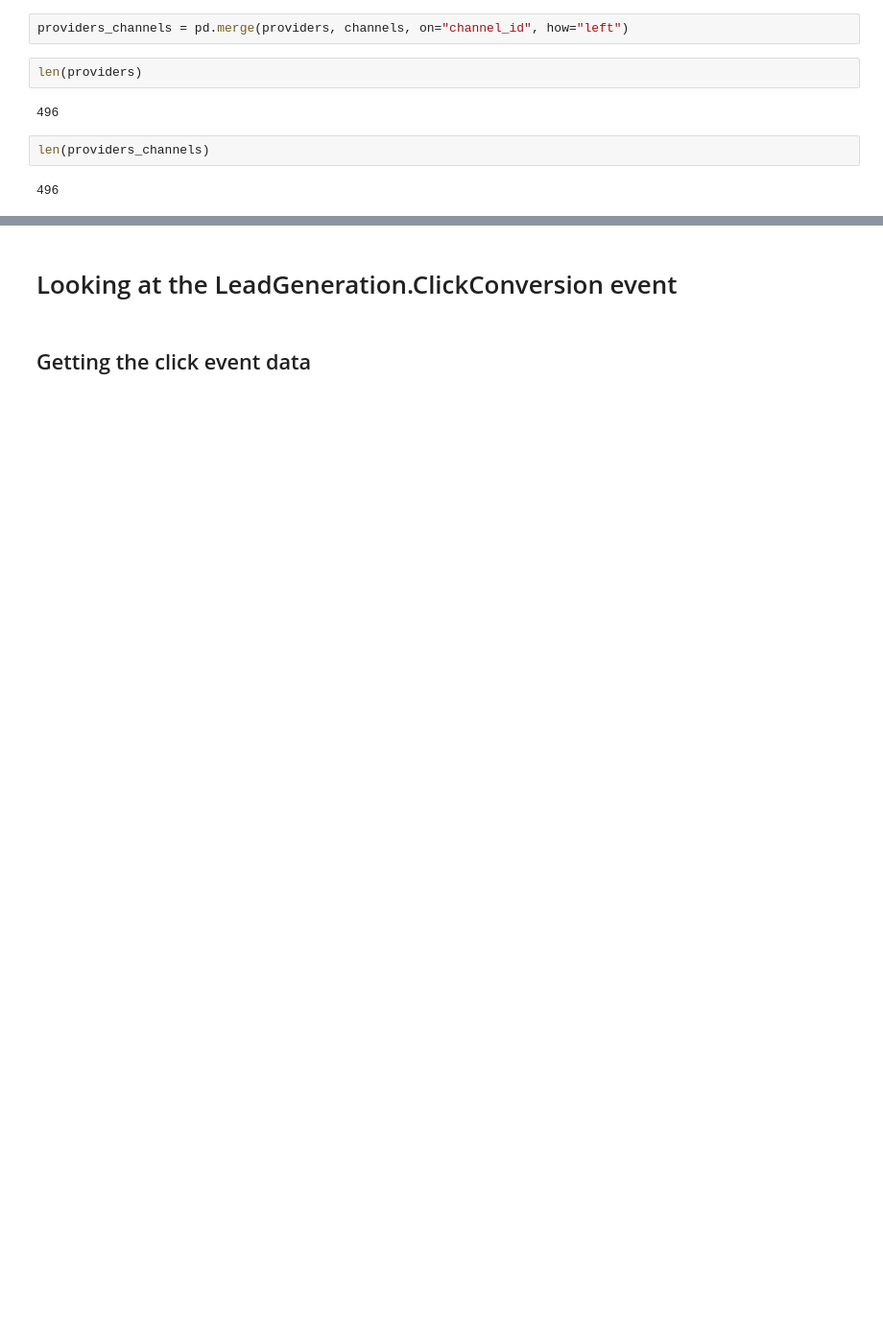
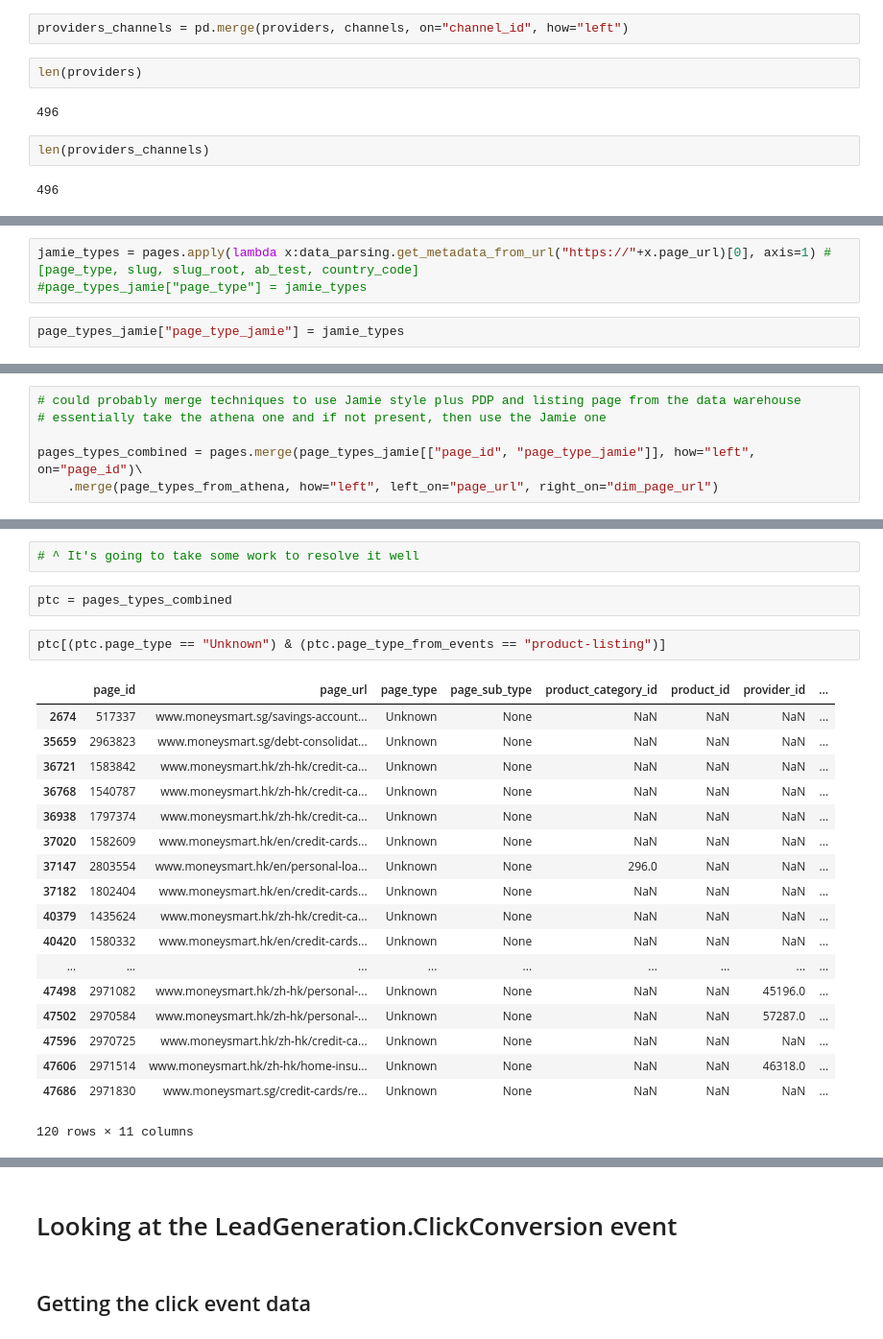
Before and after one commit to moneysmartco/blog-jupyter-notebooks, a Jupyter notebook: apply_click_analyis.ipynb, the cells around one changed output, grey strips where cells are left out. Shown at 96% size. Cells and saved outputs as stored; diff of their text form; blank space fills up the shorter version.

Commit message:
Created improved page types in data_parsing.py and then also mixing with real data in apply_click_analysis

```diff
--- a/apply_click_analyis.ipynb
+++ b/apply_click_analyis.ipynb
@@ -95,0 +618,5 @@ len(providers_channels)
+# %%
+jamie_types = pages.apply(lambda x:data_parsing.get_metadata_from_url("https://"+x.page_url)[0], axis=1) #[page_type, slug, slug_root, ab_test, country_code]
+#page_types_jamie["page_type"] = jamie_types
+# %%
+page_types_jamie["page_type_jamie"] = jamie_types
@@ -95,0 +652,6 @@ len(providers_channels)
+# %%
+# could probably merge techniques to use Jamie style plus PDP and listing page from the data warehouse
+# essentially take the athena one and if not present, then use the Jamie one
+
+pages_types_combined = pages.merge(page_types_jamie[["page_id", "page_type_jamie"]], how="left", on="page_id")\
+    .merge(page_types_from_athena, how="left", left_on="page_url", right_on="dim_page_url")
@@ -95,0 +691,25 @@ len(providers_channels)
+# %%
+# ^ It's going to take some work to resolve it well
+# %%
+ptc = pages_types_combined
+# %%
+ptc[(ptc.page_type == "Unknown") & (ptc.page_type_from_events == "product-listing")]
+# %% [output]
+|  | page_id | page_url | page_type | page_sub_type | product_category_id | product_id | provider_id | ... |
+| 2674 | 517337 | www.moneysmart.sg/savings-account... | Unknown | None | NaN | NaN | NaN | ... |
+| 35659 | 2963823 | www.moneysmart.sg/debt-consolidat... | Unknown | None | NaN | NaN | NaN | ... |
+| 36721 | 1583842 | www.moneysmart.hk/zh-hk/credit-ca... | Unknown | None | NaN | NaN | NaN | ... |
+| 36768 | 1540787 | www.moneysmart.hk/zh-hk/credit-ca... | Unknown | None | NaN | NaN | NaN | ... |
+| 36938 | 1797374 | www.moneysmart.hk/zh-hk/credit-ca... | Unknown | None | NaN | NaN | NaN | ... |
+| 37020 | 1582609 | www.moneysmart.hk/en/credit-cards... | Unknown | None | NaN | NaN | NaN | ... |
+| 37147 | 2803554 | www.moneysmart.hk/en/personal-loa... | Unknown | None | 296.0 | NaN | NaN | ... |
+| 37182 | 1802404 | www.moneysmart.hk/en/credit-cards... | Unknown | None | NaN | NaN | NaN | ... |
+| 40379 | 1435624 | www.moneysmart.hk/zh-hk/credit-ca... | Unknown | None | NaN | NaN | NaN | ... |
+| 40420 | 1580332 | www.moneysmart.hk/en/credit-cards... | Unknown | None | NaN | NaN | NaN | ... |
+| ... | ... | ... | ... | ... | ... | ... | ... | ... |
+| 47498 | 2971082 | www.moneysmart.hk/zh-hk/personal-... | Unknown | None | NaN | NaN | 45196.0 | ... |
+| 47502 | 2970584 | www.moneysmart.hk/zh-hk/personal-... | Unknown | None | NaN | NaN | 57287.0 | ... |
+| 47596 | 2970725 | www.moneysmart.hk/zh-hk/credit-ca... | Unknown | None | NaN | NaN | NaN | ... |
+| 47606 | 2971514 | www.moneysmart.hk/zh-hk/home-insu... | Unknown | None | NaN | NaN | 46318.0 | ... |
+| 47686 | 2971830 | www.moneysmart.sg/credit-cards/re... | Unknown | None | NaN | NaN | NaN | ... |
+120 rows × 11 columns
```
Also changed, not shown: parts of 158 cells of this notebook, 1 other file.
